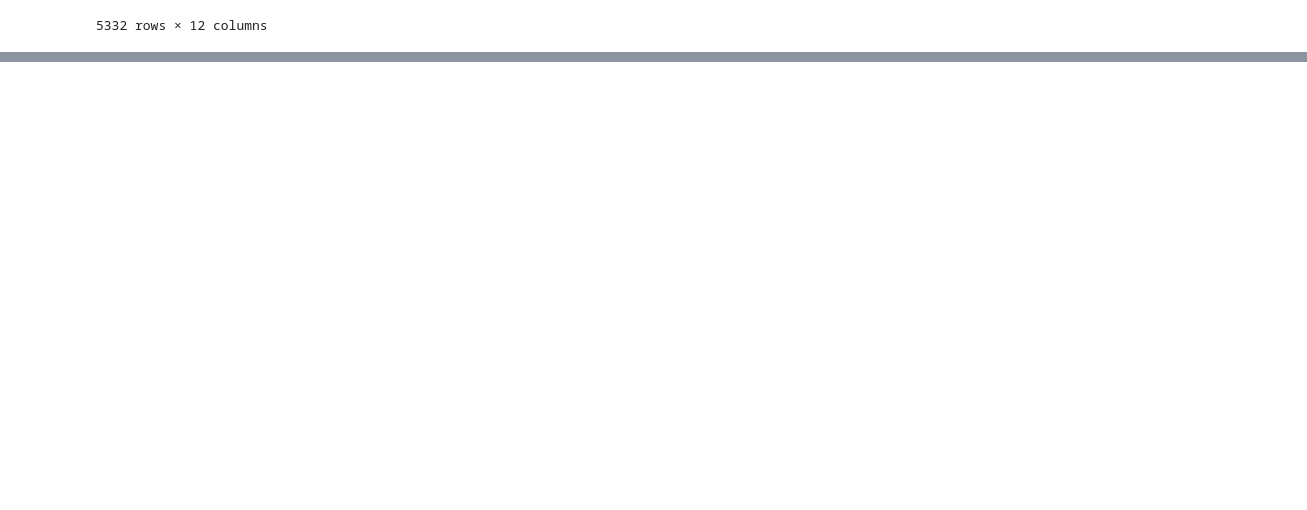
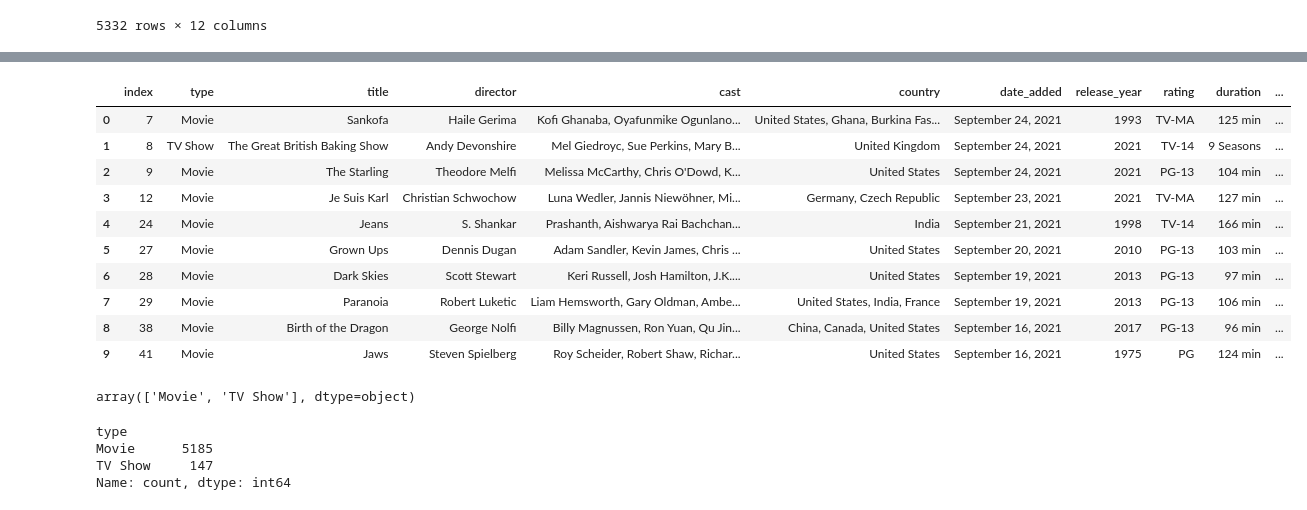
Before and after one commit to gregloos/netflix-eda, a Jupyter notebook: EDA_netflix.ipynb, the cells around one changed output, grey strips where cells are left out. Drawn from its saved outputs; the diff is of its cells as text; code cells hidden in the pictures; blank space fills up the shorter version.

```diff
--- a/EDA_netflix.ipynb
+++ b/EDA_netflix.ipynb
@@ -115,0 +135,14 @@ df.reset_index(drop = True)
+# %%
+df.head(10)
+# %% [output]
+|  | index | type | title | director | cast | country | date_added | release_year | rating | duration | ... |
+| 0 | 7 | Movie | Sankofa | Haile Gerima | Kofi Ghanaba, Oyafunmike Ogunlano... | United States, Ghana, Burkina Fas... | September 24, 2021 | 1993 | TV-MA | 125 min | ... |
+| 1 | 8 | TV Show | The Great British Baking Show | Andy Devonshire | Mel Giedroyc, Sue Perkins, Mary B... | United Kingdom | September 24, 2021 | 2021 | TV-14 | 9 Seasons | ... |
+| 2 | 9 | Movie | The Starling | Theodore Melfi | Melissa McCarthy, Chris O'Dowd, K... | United States | September 24, 2021 | 2021 | PG-13 | 104 min | ... |
+| 3 | 12 | Movie | Je Suis Karl | Christian Schwochow | Luna Wedler, Jannis Niewöhner, Mi... | Germany, Czech Republic | September 23, 2021 | 2021 | TV-MA | 127 min | ... |
+| 4 | 24 | Movie | Jeans | S. Shankar | Prashanth, Aishwarya Rai Bachchan... | India | September 21, 2021 | 1998 | TV-14 | 166 min | ... |
+| 5 | 27 | Movie | Grown Ups | Dennis Dugan | Adam Sandler, Kevin James, Chris ... | United States | September 20, 2021 | 2010 | PG-13 | 103 min | ... |
+| 6 | 28 | Movie | Dark Skies | Scott Stewart | Keri Russell, Josh Hamilton, J.K.... | United States | September 19, 2021 | 2013 | PG-13 | 97 min | ... |
+| 7 | 29 | Movie | Paranoia | Robert Luketic | Liam Hemsworth, Gary Oldman, Ambe... | United States, India, France | September 19, 2021 | 2013 | PG-13 | 106 min | ... |
+| 8 | 38 | Movie | Birth of the Dragon | George Nolfi | Billy Magnussen, Ron Yuan, Qu Jin... | China, Canada, United States | September 16, 2021 | 2017 | PG-13 | 96 min | ... |
+| 9 | 41 | Movie | Jaws | Steven Spielberg | Roy Scheider, Robert Shaw, Richar... | United States | September 16, 2021 | 1975 | PG | 124 min | ... |
@@ -115,0 +151,12 @@ df.reset_index(drop = True)
+# %%
+#How many movies vs series are in netflix?
+df['type'].unique()
+# %% [output]
+array(['Movie', 'TV Show'], dtype=object)
+# %%
+df['type'].value_counts()
+# %% [output]
+type
+Movie      5185
+TV Show     147
+Name: count, dtype: int64
```
Also changed, not shown: parts of 12 cells of this notebook.
